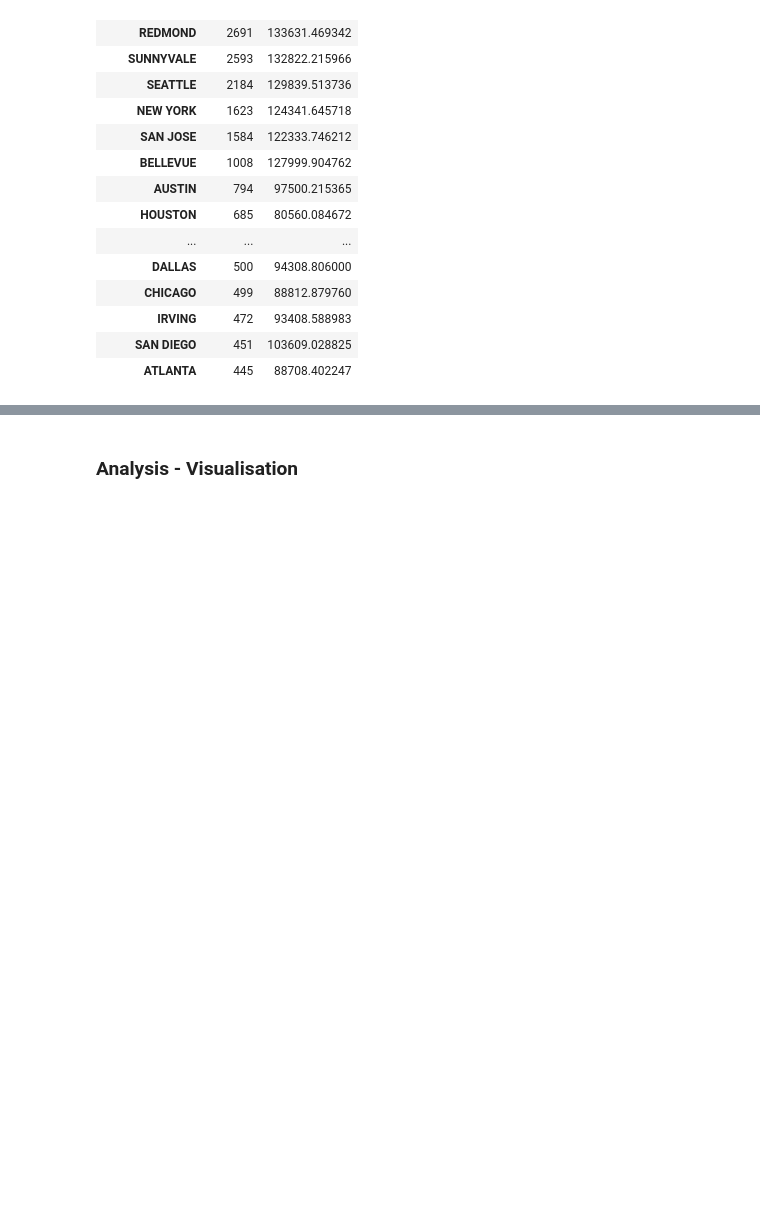
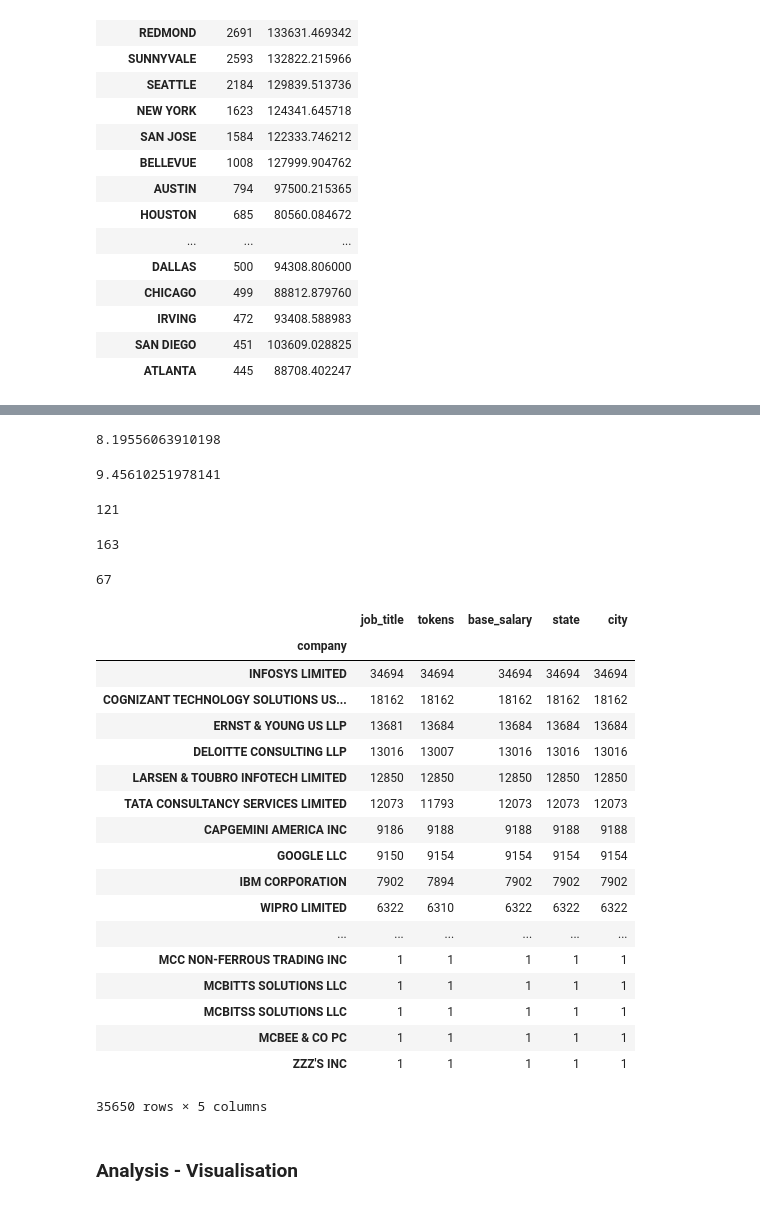
Before and after one commit to jelenalor/analyticsH1B, a Jupyter notebook: h1b_analytics.ipynb, the cells around one changed output, grey strips where cells are left out. Saved outputs shown, nothing was run; the diff lists cells and outputs as text; code cells hidden in the pictures; blank space fills up the shorter version.

```diff
--- a/h1b_analytics.ipynb
+++ b/h1b_analytics.ipynb
@@ -300,3 +311,47 @@ df2[df2.tokens.isin(tokens_summary["engin"]["top_roles"][:-1])].groupby("city").
+# %%
+entropy(df2[df2.company == "ACCENTURE LLP"]["base_salary"])
+# %% [output]
+8.19556063910198
+# %%
+entropy(df2[df2.company == "ERNST & YOUNG US LLP"]["base_salary"])
+# higher the more disperse the data is
+# %% [output]
+9.45610251978141
+# %%
+len(df2[df2.company == "APPLE INC"]["tokens"].unique())
+# %% [output]
+121
+# %%
+len(df2[df2.company == "ACCENTURE LLP"]["tokens"].unique())
+# %% [output]
+163
+# %%
+
+len(df2[df2.company == "COGNIZANT TECHNOLOGY SOLUTIONS US CORP"]["tokens"].unique())
+# %% [output]
+67
+# %%
+df2.groupby("company").count().sort_values(by="job_title", ascending=False)
+# %% [output]
+|  | job_title | tokens | base_salary | state | city |
+| company |  |  |  |  |  |
+| INFOSYS LIMITED | 34694 | 34694 | 34694 | 34694 | 34694 |
+| COGNIZANT TECHNOLOGY SOLUTIONS US... | 18162 | 18162 | 18162 | 18162 | 18162 |
+| ERNST & YOUNG US LLP | 13681 | 13684 | 13684 | 13684 | 13684 |
+| DELOITTE CONSULTING LLP | 13016 | 13007 | 13016 | 13016 | 13016 |
+| LARSEN & TOUBRO INFOTECH LIMITED | 12850 | 12850 | 12850 | 12850 | 12850 |
+| TATA CONSULTANCY SERVICES LIMITED | 12073 | 11793 | 12073 | 12073 | 12073 |
+| CAPGEMINI AMERICA INC | 9186 | 9188 | 9188 | 9188 | 9188 |
+| GOOGLE LLC | 9150 | 9154 | 9154 | 9154 | 9154 |
+| IBM CORPORATION | 7902 | 7894 | 7902 | 7902 | 7902 |
+| WIPRO LIMITED | 6322 | 6310 | 6322 | 6322 | 6322 |
+| ... | ... | ... | ... | ... | ... |
+| MCC NON-FERROUS TRADING INC | 1 | 1 | 1 | 1 | 1 |
+| MCBITTS SOLUTIONS LLC | 1 | 1 | 1 | 1 | 1 |
+| MCBITSS SOLUTIONS LLC | 1 | 1 | 1 | 1 | 1 |
+| MCBEE & CO PC | 1 | 1 | 1 | 1 | 1 |
+| ZZZ'S INC | 1 | 1 | 1 | 1 | 1 |
+35650 rows × 5 columns
 # %% [markdown]
 ### Analysis - Visualisation
 # %%
```
Also changed, not shown: parts of 3 cells of this notebook.
